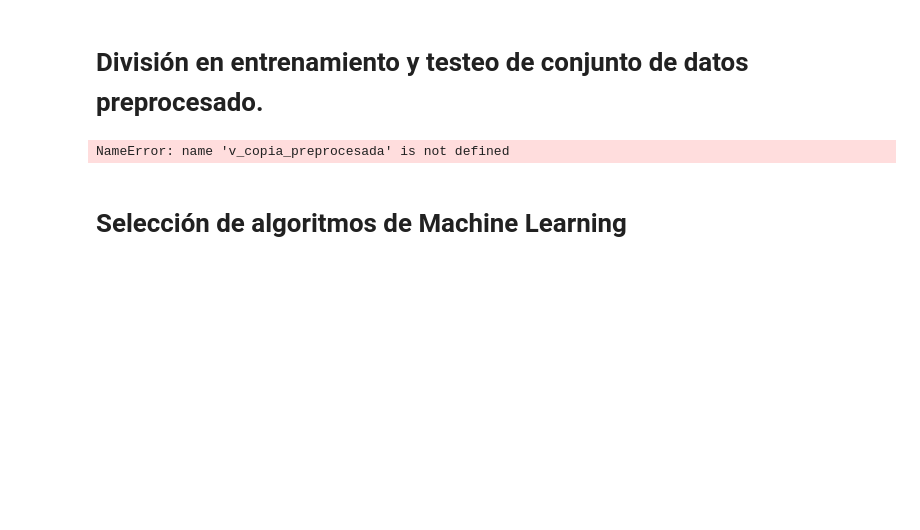
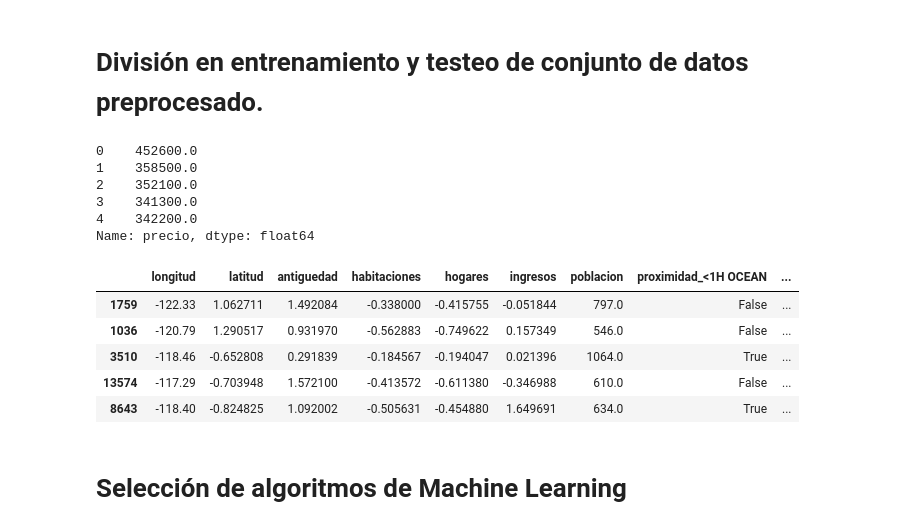
Before and after one commit to marco-canas/regresion_clasificacion, a Jupyter notebook: regresion_vivienda/recurso_regresion/1_modelo_regresion_vivienda.ipynb, the cells around one changed output. Drawn from its saved outputs; the diff is of its cells as text; code cells hidden in the pictures; blank space fills up the shorter version.

```diff
--- a/regresion_vivienda/recurso_regresion/1_modelo_regresion_vivienda.ipynb
+++ b/regresion_vivienda/recurso_regresion/1_modelo_regresion_vivienda.ipynb
@@ -895,11 +882,27 @@ split.render(view=True)
+# %%
+y.head()
+# %% [output]
+0    452600.0
+1    358500.0
+2    352100.0
+3    341300.0
+4    342200.0
+Name: precio, dtype: float64
 # %%
 from sklearn.model_selection import train_test_split
-# División en predictores y objetivo
-X, y = v_copia_preprocesada.drop('precio', axis = 1), v_copia_preprocesada['precio']
 
-X_train, X_test, y_train, y_test = train_test_split(X, y, test_size=0.2, random_state=424)
+X_train, X_test, y_train, y_test = train_test_split(X, y, test_size=0.20, random_state=424)
+# random_state es para reproducibilidad de los resultados, si no se especifica,
+# se genera aleatoriamente una división diferentes cada
-# %% [output]
-NameError: name 'v_copia_preprocesada' is not defined
+# %%
+X_train.head()
+# %% [output]
+|  | longitud | latitud | antiguedad | habitaciones | hogares | ingresos | poblacion | proximidad_<1H OCEAN | ... |
+| 1759 | -122.33 | 1.062711 | 1.492084 | -0.338000 | -0.415755 | -0.051844 | 797.0 | False | ... |
+| 1036 | -120.79 | 1.290517 | 0.931970 | -0.562883 | -0.749622 | 0.157349 | 546.0 | False | ... |
+| 3510 | -118.46 | -0.652808 | 0.291839 | -0.184567 | -0.194047 | 0.021396 | 1064.0 | True | ... |
+| 13574 | -117.29 | -0.703948 | 1.572100 | -0.413572 | -0.611380 | -0.346988 | 610.0 | False | ... |
+| 8643 | -118.40 | -0.824825 | 1.092002 | -0.505631 | -0.454880 | 1.649691 | 634.0 | True | ... |
 # %% [markdown]
 # Selección de algoritmos de Machine Learning
 # %%
```
Also changed, not shown: parts of 20 cells of this notebook, 2 other files.
